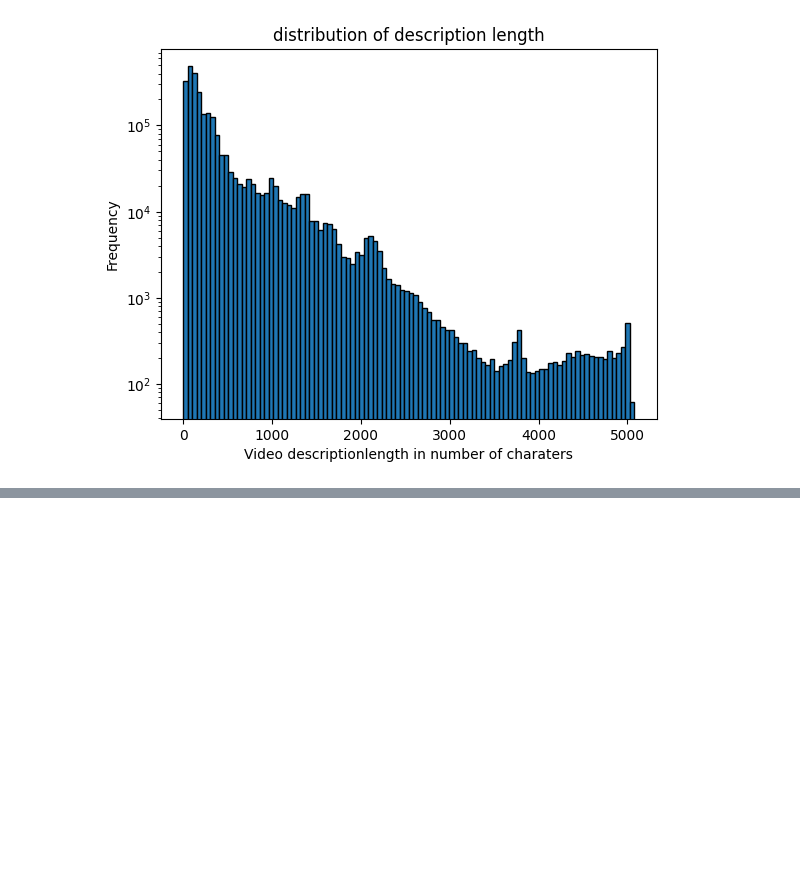
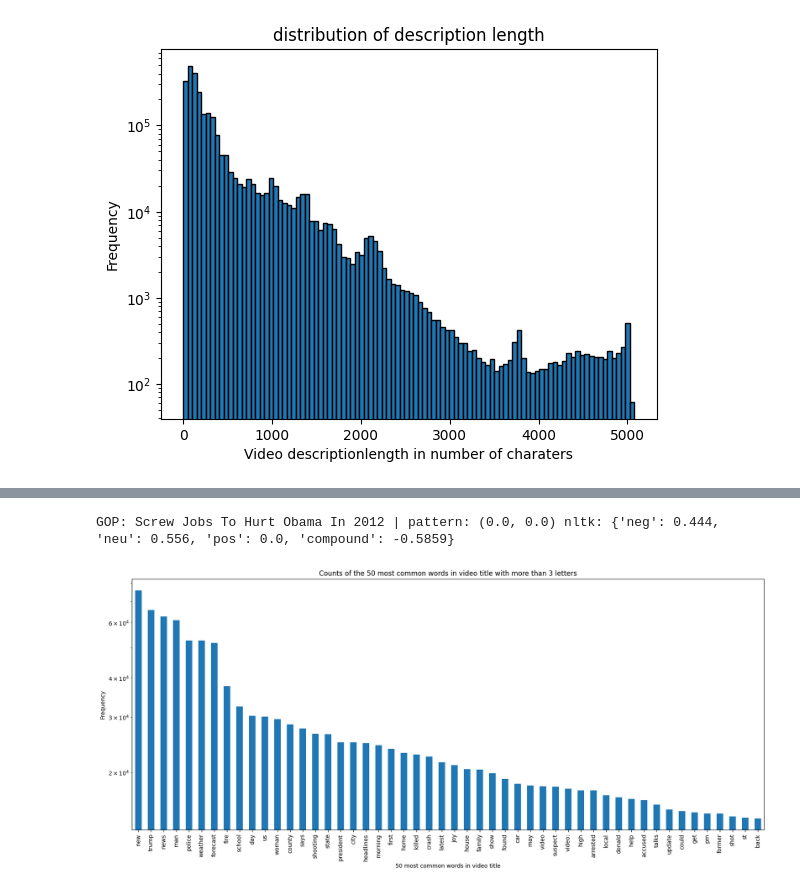
Before and after one commit to epfl-ada/ada-2024-project-lil0mohammadali, a Jupyter notebook: results.ipynb, the cells around one changed output, grey strips where cells are left out. Cells and saved outputs as stored; diff of their text form; code cells hidden in the pictures; blank space fills up the shorter version.

```diff
--- a/results.ipynb
+++ b/results.ipynb
@@ -37,0 +51,11 @@ plot_text_len_char(filtered_meta, 'description')
+# %%
+text = filtered_meta['title'].sample(1).to_string(index=False)
+scores = ana.polarity_scores(text)
+sent = sentiment(text)
+print(text,"| pattern:",sent,  "nltk:", scores)
+# %% [output]
+GOP: Screw Jobs To Hurt Obama In 2012 | pattern: (0.0, 0.0) nltk: {'neg': 0.444, 'neu': 0.556, 'pos': 0.0, 'compound': -0.5859}
+# %%
+plot_most_common_words(filtered_meta, 'title', 50)
+# %% [output]
+[figure, added]
```
Also changed, not shown: parts of 7 cells of this notebook.
